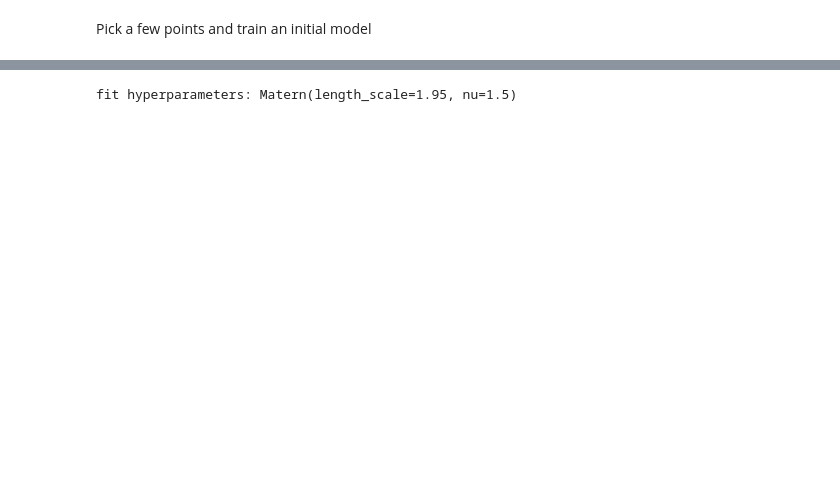
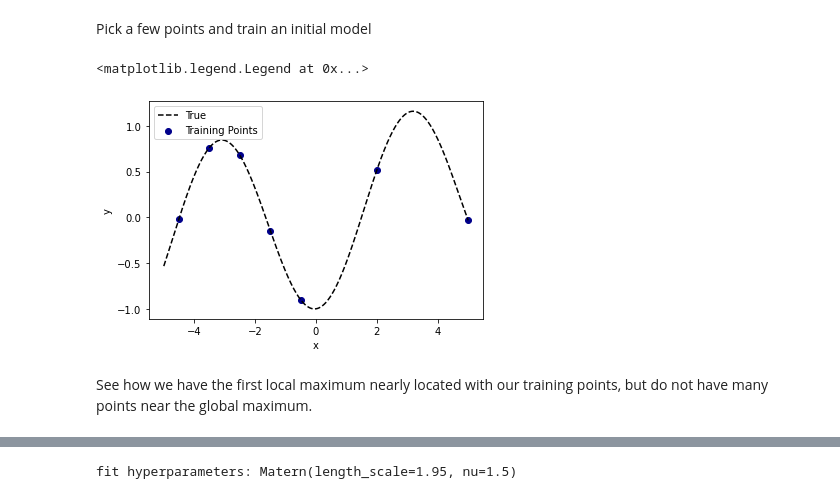
Before and after one commit to AIScienceTutorial/intro-to-bayesian-optimization, a Jupyter notebook: explore-acquistion-functions.ipynb, the cells around one changed output, grey strips where cells are left out. Cells and saved outputs as stored; diff of their text form; code cells hidden in the pictures; blank space fills up the shorter version.

```diff
--- a/explore-acquistion-functions.ipynb
+++ b/explore-acquistion-functions.ipynb
@@ -26,3 +35,18 @@ Pick a few points and train an initial model
 # %%
 X_train = np.expand_dims([-4.5, -3.5, -2.5, -1.5, -0.5, 2, 5], 1)
 y_train = np.squeeze(func(X_train))
+# %%
+fig, ax = plt.subplots()
+
+ax.plot(X, y, 'k--', label='True')
+
+ax.scatter(X_train, y_train, label='Training Points', color='darkblue')
+
+ax.set_xlabel('x')
+ax.set_ylabel('y')
+ax.legend()
+# %% [output]
+<matplotlib.legend.Legend at 0x...>
+[figure, added]
+# %% [markdown]
+See how we have the first local maximum nearly located with our training points, but do not have many points near the global maximum.
```
Also changed, not shown: parts of 20 cells of this notebook.
